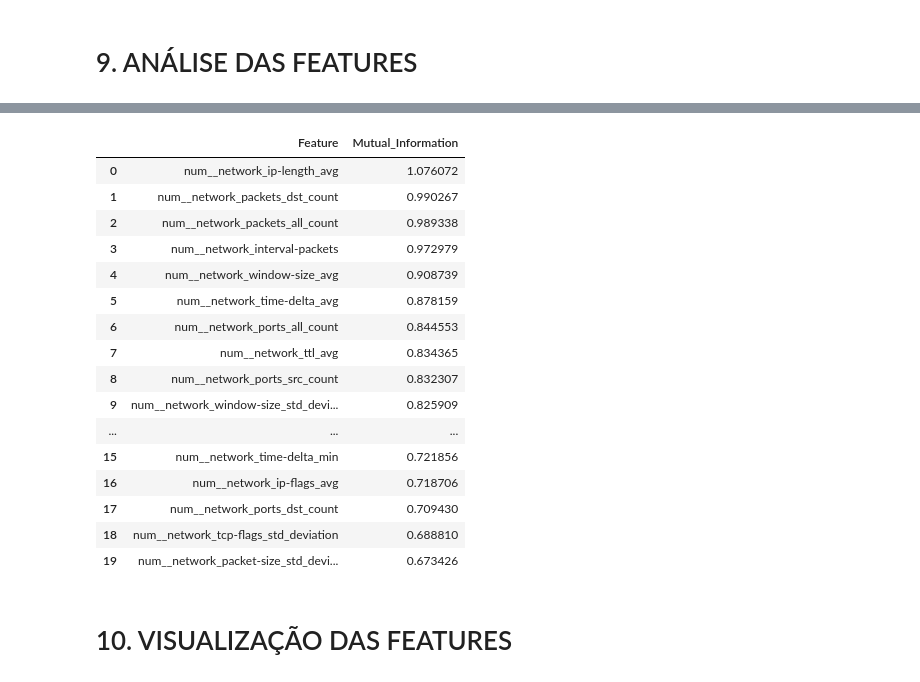
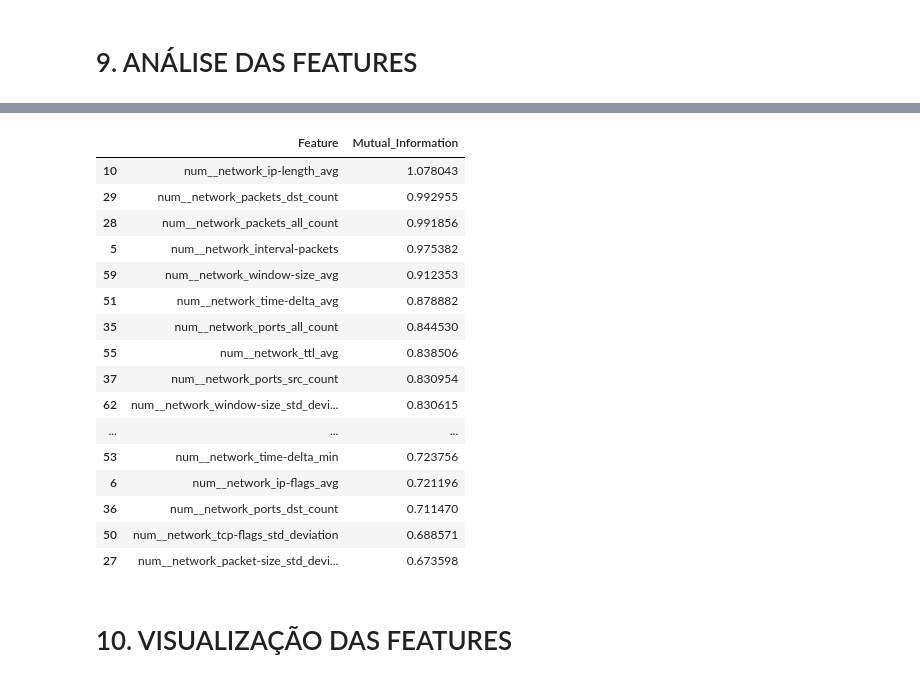
Before and after one commit to Bruno8740/projeto-detect-attack-iiot-rl-multiclasse, a Jupyter notebook: modelo.ipynb, the cells around one changed output, grey strips where cells are left out. Drawn from its saved outputs; the diff is of its cells as text; code cells hidden in the pictures.

```diff
--- a/modelo.ipynb
+++ b/modelo.ipynb
@@ -386,30 +582,20 @@ Shape teste:
 # %% [markdown]
 # 9. ANÁLISE DAS FEATURES
 # %%
-"""
-Analisar:
-- features selecionadas
-- importância estatística
-"""
+feature_names = preprocessor.get_feature_names_out()
 
-# NOME DAS FEATURES APÓS PREPROCESSAMENTO
-feature_names = (
-
-    preprocessor.get_feature_names_out()
-)
-
-# MÁSCARA DAS FEATURES SELECIONADAS
-selected_mask = selector.get_support()
-
-# FEATURES SELECIONADAS
-selected_features = feature_names[
-    selected_mask
+feature_names_variance = feature_names[
+    variance_filter.get_support()
 ]
 
-# SCORES DAS FEATURES
-scores = selector.scores_[selected_mask]
+selected_features = feature_names_variance[
+    selector.get_support()
+]
 
-# DATAFRAME DE IMPORTÂNCIA
+scores = selector.scores_[
+    selector.get_support()
+]
+
 feature_importance = pd.DataFrame({
 
     "Feature": selected_features,
@@ -417,7 +603,6 @@ feature_importance = pd.DataFrame({
     "Mutual_Information": scores
 })
 
-# ORDENA POR IMPORTÂNCIA
 feature_importance = feature_importance.sort_values(
 
     by="Mutual_Information",
@@ -425,20 +610,6 @@ feature_importance = feature_importance.sort_values(
     ascending=False
 )
 
-# RESET INDEX
-feature_importance = feature_importance.reset_index(
-    drop=True
-)
-
-print("==================================================")
-print("ANÁLISE DAS FEATURES FINALIZADA")
-print("==================================================")
-
-print("\nQuantidade de features selecionadas:")
-print(len(feature_importance))
-
-print("\nTop 20 features mais importantes:")
-
 display(
     feature_importance.head(20)
 )
@@ -454,20 +617,20 @@ Top 20 features mais importantes:
 |  | Feature | Mutual_Information |
-| 0 | num__network_ip-length_avg | 1.076072 |
-| 1 | num__network_packets_dst_count | 0.990267 |
-| 2 | num__network_packets_all_count | 0.989338 |
-| 3 | num__network_interval-packets | 0.972979 |
-| 4 | num__network_window-size_avg | 0.908739 |
-| 5 | num__network_time-delta_avg | 0.878159 |
-| 6 | num__network_ports_all_count | 0.844553 |
-| 7 | num__network_ttl_avg | 0.834365 |
-| 8 | num__network_ports_src_count | 0.832307 |
-| 9 | num__network_window-size_std_devi... | 0.825909 |
+| 10 | num__network_ip-length_avg | 1.078043 |
+| 29 | num__network_packets_dst_count | 0.992955 |
+| 28 | num__network_packets_all_count | 0.991856 |
+| 5 | num__network_interval-packets | 0.975382 |
+| 59 | num__network_window-size_avg | 0.912353 |
+| 51 | num__network_time-delta_avg | 0.878882 |
+| 35 | num__network_ports_all_count | 0.844530 |
+| 55 | num__network_ttl_avg | 0.838506 |
+| 37 | num__network_ports_src_count | 0.830954 |
+| 62 | num__network_window-size_std_devi... | 0.830615 |
 | ... | ... | ... |
-| 15 | num__network_time-delta_min | 0.721856 |
-| 16 | num__network_ip-flags_avg | 0.718706 |
-| 17 | num__network_ports_dst_count | 0.709430 |
-| 18 | num__network_tcp-flags_std_deviation | 0.688810 |
-| 19 | num__network_packet-size_std_devi... | 0.673426 |
+| 53 | num__network_time-delta_min | 0.723756 |
+| 6 | num__network_ip-flags_avg | 0.721196 |
+| 36 | num__network_ports_dst_count | 0.711470 |
+| 50 | num__network_tcp-flags_std_deviation | 0.688571 |
+| 27 | num__network_packet-size_std_devi... | 0.673598 |
 # %% [markdown]
 # 10. VISUALIZAÇÃO DAS FEATURES
 # %%
```
Also changed, not shown: parts of 14 cells of this notebook.
